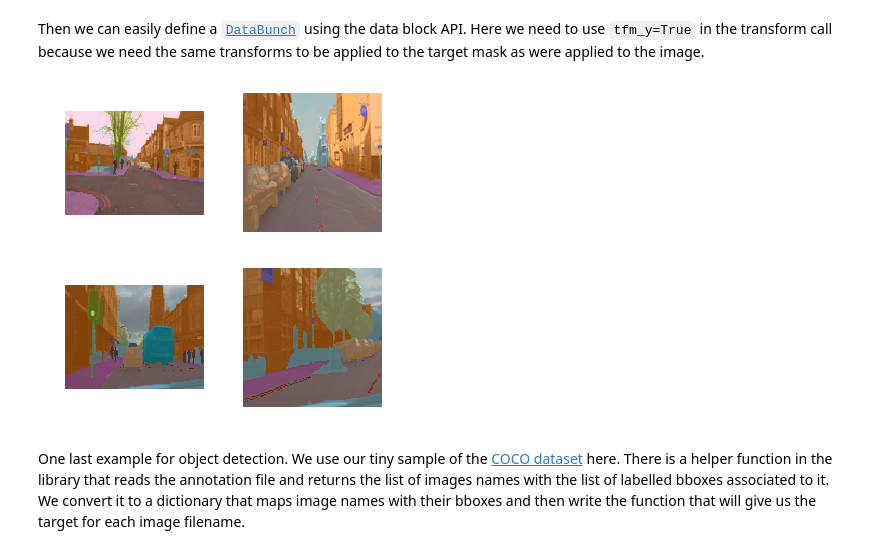
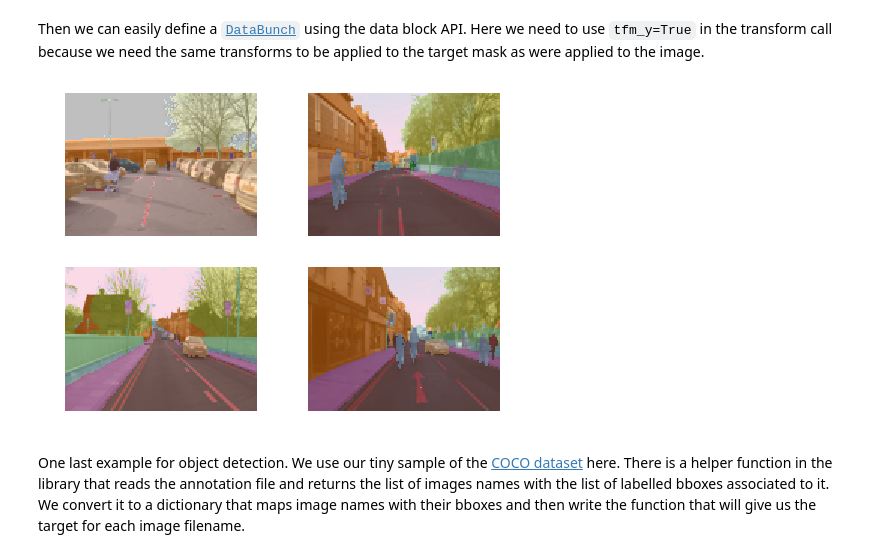
Before and after one commit to zhaoshaojun/fastai, a Jupyter notebook: docs_src/data_block.ipynb, the cells around one changed output. Cells and saved outputs as stored; diff of their text form; code cells hidden in the pictures.

```diff
--- a/docs_src/data_block.ipynb
+++ b/docs_src/data_block.ipynb
@@ -142,7 +104,12 @@ data = sd.databunch()
+# %%
+data = (ImageItemList.from_folder(path_img)
+        .random_split_by_pct()
+        .label_from_func(get_y_fn, ItemList, create_func=open_mask)
+        .databunch())
 # %%
-data.show_batch(rows=2, figsize=(5,5))
+data.show_batch(rows=2, figsize=(7,5))
 # %% [output]
-[figure, old version]
+[figure, new version]
 # %% [markdown]
 One last example for object detection. We use our tiny sample of the [COCO dataset](http://cocodataset.org/#home) here. There is a helper function in the library that reads the annotation file and returns the list of images names with the list of labelled bboxes associated to it. We convert it to a dictionary that maps image names with their bboxes and then write the function that will give us the target for each image filename.
 # %%
```
Also changed, not shown: parts of 40 cells of this notebook, 6 other files.
